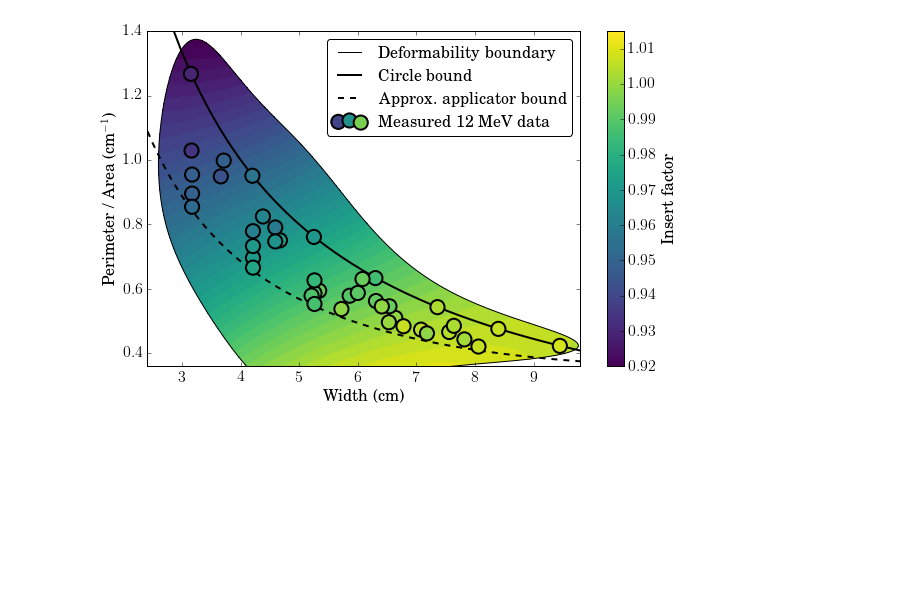
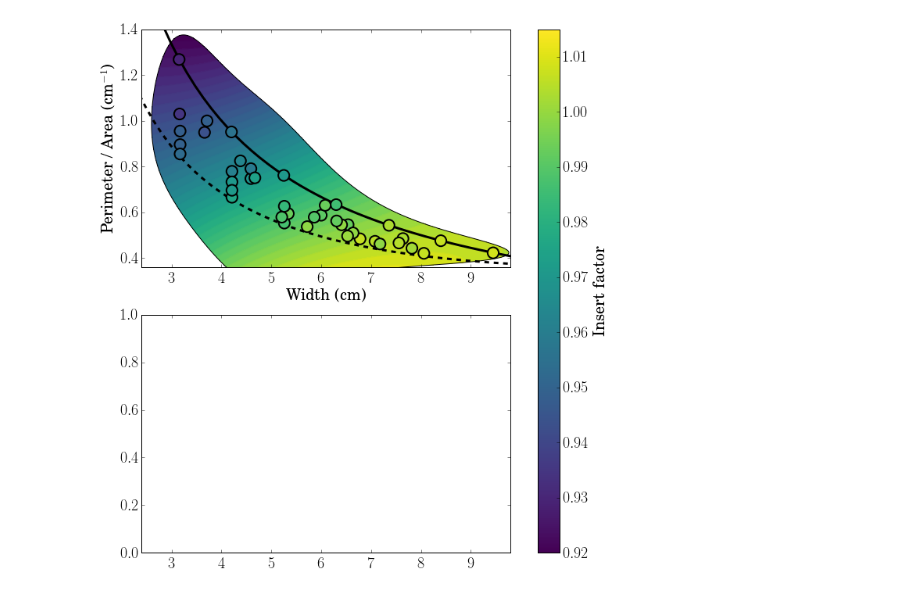
Before and after one commit to SimonBiggs/electronfactors, a Jupyter notebook: paper/Results -- Contour plots of model.ipynb, the cells around one changed output. Drawn from its saved outputs; the diff is of its cells as text; code cells hidden in the pictures; blank space fills up the shorter version.

```diff
--- a/paper/Results -- Contour plots of model.ipynb
+++ b/paper/Results -- Contour plots of model.ipynb
@@ -23,3 +24,17 @@ rc('font',**{'family':'serif',
 rc('text', usetex=True)
 
 rc('legend', fontsize=16)
+# %%
+fig, (ax1, ax2) = plt.subplots(2, sharex=True, figsize=(6*1.618, 6*2))
+
+fig.subplots_adjust(right=0.80)
+cbar_ax = fig.add_axes([0.85, 0.125, 0.04, 0.775])
+
+# fig = plt.figure(figsize=(6*1.618, 6*2))
+
+# gs1 = gridspec.GridSpec(2, 1)
+# ax1 = fig.add_subplot(gs1[0,0])
+# ax2 = fig.add_subplot(gs1[1,0])
+
+# cbar_ax = fig.add_axes([0.05, 0.0, 0.9, 0.02])
+# cbar_ax.set_title(r'Insert factor', y=1.7)
@@ -93,64 +110,68 @@ max_length = 4 * max_area / (np.pi * max_eqPonA_width)
 max_eqPonA = to_eqPonA(max_eqPonA_width, max_length)
 
 
-plt.figure(figsize=(6 * 1.618, 6))
-c = plt.contourf(
+# plt.figure(figsize=(6 * 1.618, 6))
+c = ax1.contourf(
     xx, yy, full_colour_zz, 40, alpha=1,
     cmap=green_cm, vmin=vmin, vmax=vmax)
-plt.contour(
+ax1.contour(
     xx, yy, full_colour_zz, 40, alpha=1,
     cmap=green_cm, vmin=vmin, vmax=vmax)
-colourbar = plt.colorbar(
+colourbar = fig.colorbar(
     c, ticks=np.arange(0.90, 1.1, 0.01),
-    label=r'Insert factor')
+    label=r'Insert factor', cax=cbar_ax)
 
-cbar_ax = colourbar.ax
+# cbar_ax = colourbar.ax
 
 norm = Normalize(vmin=vmin, vmax=vmax)
 
 cb = ColorbarBase(
     cbar_ax, cmap=green_cm, alpha=1,
     norm=norm, label=r'Insert factor')
 
 # c = plt.contourf(
 #     xx, yy, transperant_zz, 100, alpha=1, #alpha=0.5,
 #     cmap=green_cm, vmin=vmin, vmax=vmax)
 
-plt.scatter(
+ax1.scatter(
     width, eqPonA, s=200, lw=2,
     c=factor, cmap=green_cm,
     vmin=vmin, vmax=vmax,
     zorder=100)
 
-plt.scatter(
+ax1.scatter(
     [-1]*3, [-1]*3, s=200, lw=2,
     c=[green_cm(0.2), green_cm(0.5), green_cm(0.8)],
     zorder=100,
     label=r'Measured 12 MeV data')
 
 
-plt.contour(xx, yy, give_contour, levels=[0.5], colors='k')
-plt.plot(3, 0.4, 'k-', label=r'Deformability boundary')
+ax1.contour(xx, yy, give_contour, levels=[0.5], colors='k')
+ax1.plot(3, 0.4, 'k-', label=r'Deformability boundary')
 
-plt.plot(
+ax1.plot(
     circle_bound_width, circle_bound_eqPonA,
-    'k', lw=2, label=r'Circle bound', zorder=99)
-plt.plot(
+    'k', lw=3, label=r'Circle bound', zorder=99)
+ax1.plot(
     max_eqPonA_width, max_eqPonA, 'k--',
-    lw=2, label=r'Approx. applicator bound', zorder=99)
+    lw=3, label=r'Approx. applicator bound', zorder=99)
 
-plt.xlabel(r'Width (cm)')
-plt.ylabel(r'Perimeter / Area (cm$^{-1}$)')
+ax1.set_xlabel(r'Width (cm)')
+ax1.set_ylabel(r'Perimeter / Area (cm$^{-1}$)')
 # plt.title(r'The bivariate spline fit for 12 MeV')
-plt.xlim([2.4, 9.8])
-plt.ylim([0.36,1.4])
+ax1.set_xlim([2.4, 9.8])
+ax1.set_ylim([0.36,1.4])
 
-plt.legend(fancybox=True)
+tk_all = ax1.get_xticklabels()
+for tk in tk_all:
+    tk.set_visible(True)
 
-plt.savefig('figures/spline_fit_natural.png', bbox_inches='tight', dpi=300)
-plt.savefig('figures/spline_fit_natural.eps', bbox_inches='tight')
+# ax1.legend(fancybox=True)
+fig
+# plt.savefig('figures/spline_fit_natural.png', bbox_inches='tight', dpi=300)
+# plt.savefig('figures/spline_fit_natural.eps', bbox_inches='tight')
 # %% [output]
-[figure, old version]
+[figure, new version]
 # %%
 x = np.arange(2.5, 10, 0.01)
 y = np.arange(2.5, 18, 0.02)
```
Also changed, not shown: parts of 8 cells of this notebook, 1 other file.
